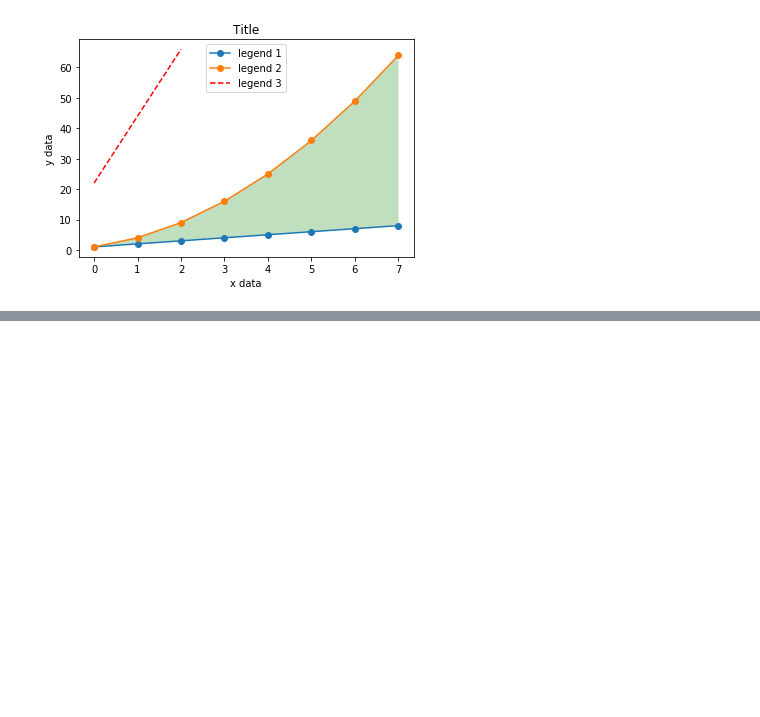
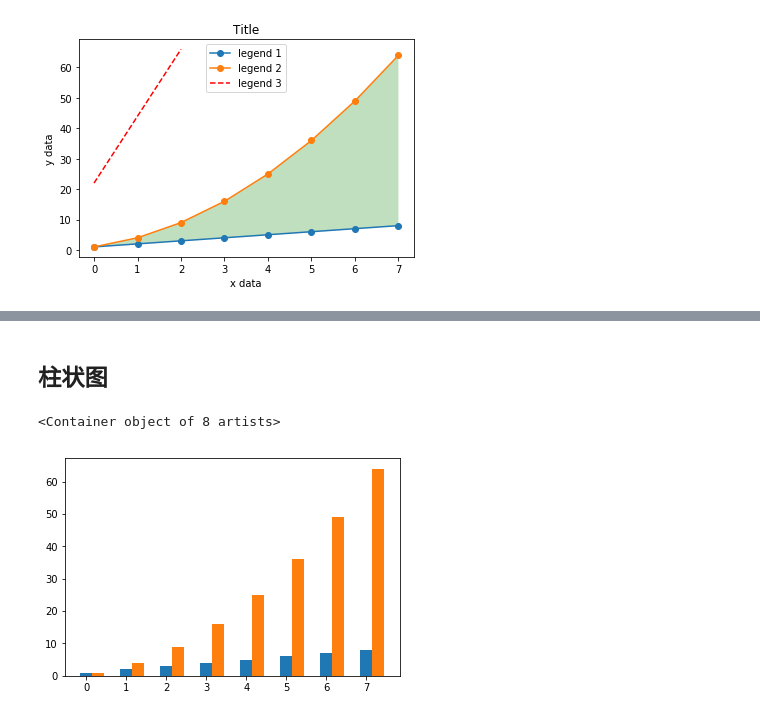
Before and after one commit to purple11261126/pandas, a Jupyter notebook: Python 数据可视化_01 基本图表.ipynb, the cells around one changed output, grey strips where cells are left out. Saved outputs shown, nothing was run; the diff lists cells and outputs as text; code cells hidden in the pictures; blank space fills up the shorter version.

```diff
--- a/Python 数据可视化_01 基本图表.ipynb
+++ b/Python 数据可视化_01 基本图表.ipynb
@@ -127,0 +137,15 @@ array(['2018-01-01', '2018-01-02', '2018-01-03', '2018-01-04',
+# %% [markdown]
+## 柱状图
+# %%
+x_vals = list(range(len(linear_data)))
+
+plt.bar(x_vals, linear_data, width=0.3)
+
+# group bar chart
+# 同一副图中添加新的柱状图
+# 注意，为了不覆盖第一个柱状图，需要对x轴做偏移
+x_vals2 = [item + 0.3 for item in x_vals]
+plt.bar(x_vals2, quadratic_data, width=0.3)
+# %% [output]
+<Container object of 8 artists>
+[figure, added]
```
Also changed, not shown: parts of 4 cells of this notebook, 1 other file.
